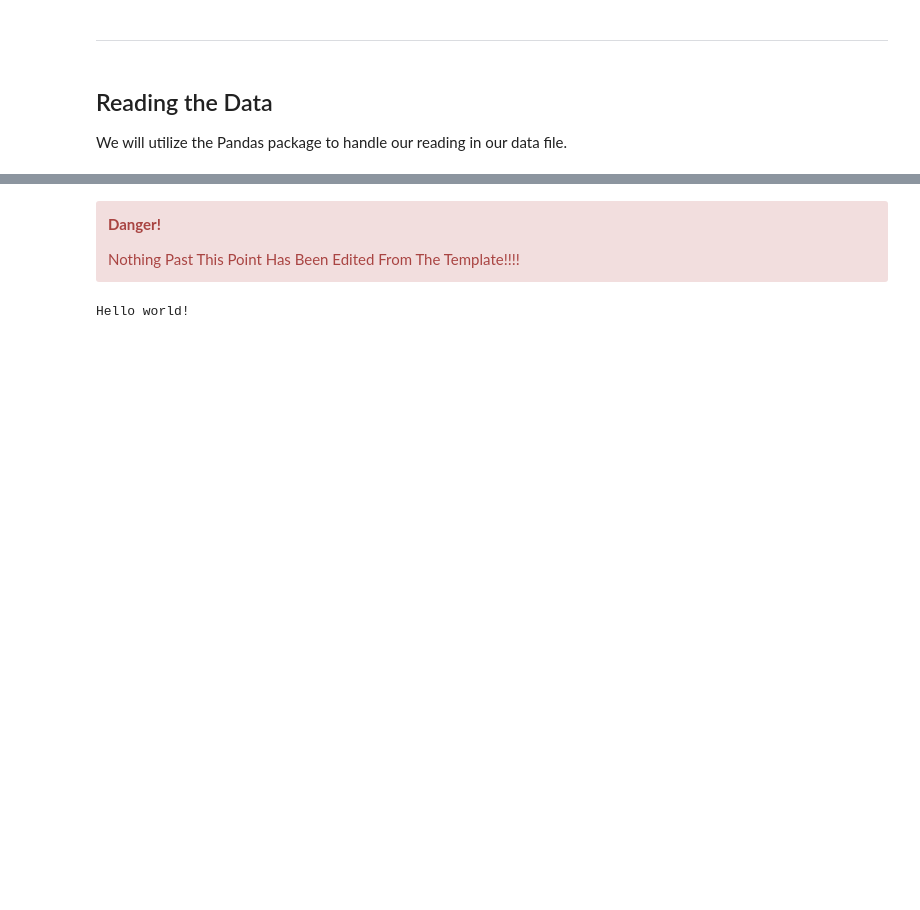
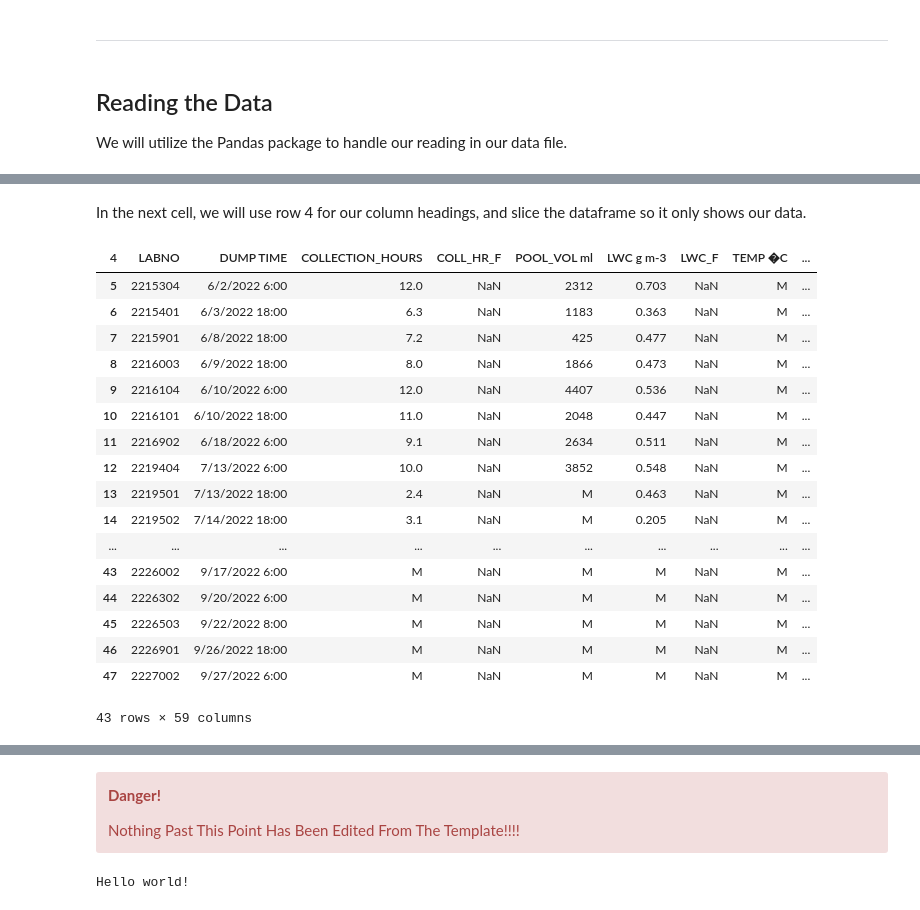
Before and after one commit to ProjectPythia/api-cookbook, a Jupyter notebook: notebooks/example-workflows/wfm-cloud-water.ipynb, the cells around one changed output, grey strips where cells are left out. Drawn from its saved outputs; the diff is of its cells as text; code cells hidden in the pictures; blank space fills up the shorter version.

```diff
--- a/notebooks/example-workflows/wfm-cloud-water.ipynb
+++ b/notebooks/example-workflows/wfm-cloud-water.ipynb
@@ -88,4 +88,4 @@ The full data file can be viewed in "/files/WFC.2022.Data.R2--6_18_24.xlsx".
 
 We will utilize the Pandas package to handle our reading in our data file.
 # %%
-df = pd.read_csv("files/WFC.2022.Data.R2--6_18_24.csv")
+df = pd.read_csv('../files/WFC.2022.Data.R2--6_18_24.csv')
@@ -93,0 +135,25 @@ FileNotFoundError: [Errno 2] No such file or directory: 'files/WFC.2022.Data.R2-
+# %% [markdown]
+In the next cell, we will use row 4 for our column headings, and slice the dataframe so it only shows our data.
+# %%
+df.columns = df.iloc[4]
+df = df.iloc [5:48]
+df
+# %% [output]
+| 4 | LABNO | DUMP TIME | COLLECTION_HOURS | COLL_HR_F | POOL_VOL ml | LWC g m-3 | LWC_F | TEMP �C | ... |
+| 5 | 2215304 | 6/2/2022 6:00 | 12.0 | NaN | 2312 | 0.703 | NaN | M | ... |
+| 6 | 2215401 | 6/3/2022 18:00 | 6.3 | NaN | 1183 | 0.363 | NaN | M | ... |
+| 7 | 2215901 | 6/8/2022 18:00 | 7.2 | NaN | 425 | 0.477 | NaN | M | ... |
+| 8 | 2216003 | 6/9/2022 18:00 | 8.0 | NaN | 1866 | 0.473 | NaN | M | ... |
+| 9 | 2216104 | 6/10/2022 6:00 | 12.0 | NaN | 4407 | 0.536 | NaN | M | ... |
+| 10 | 2216101 | 6/10/2022 18:00 | 11.0 | NaN | 2048 | 0.447 | NaN | M | ... |
+| 11 | 2216902 | 6/18/2022 6:00 | 9.1 | NaN | 2634 | 0.511 | NaN | M | ... |
+| 12 | 2219404 | 7/13/2022 6:00 | 10.0 | NaN | 3852 | 0.548 | NaN | M | ... |
+| 13 | 2219501 | 7/13/2022 18:00 | 2.4 | NaN | M | 0.463 | NaN | M | ... |
+| 14 | 2219502 | 7/14/2022 18:00 | 3.1 | NaN | M | 0.205 | NaN | M | ... |
+| ... | ... | ... | ... | ... | ... | ... | ... | ... | ... |
+| 43 | 2226002 | 9/17/2022 6:00 | M | NaN | M | M | NaN | M | ... |
+| 44 | 2226302 | 9/20/2022 6:00 | M | NaN | M | M | NaN | M | ... |
+| 45 | 2226503 | 9/22/2022 8:00 | M | NaN | M | M | NaN | M | ... |
+| 46 | 2226901 | 9/26/2022 18:00 | M | NaN | M | M | NaN | M | ... |
+| 47 | 2227002 | 9/27/2022 6:00 | M | NaN | M | M | NaN | M | ... |
+43 rows × 59 columns
```
Also changed, not shown: parts of 11 cells of this notebook.
